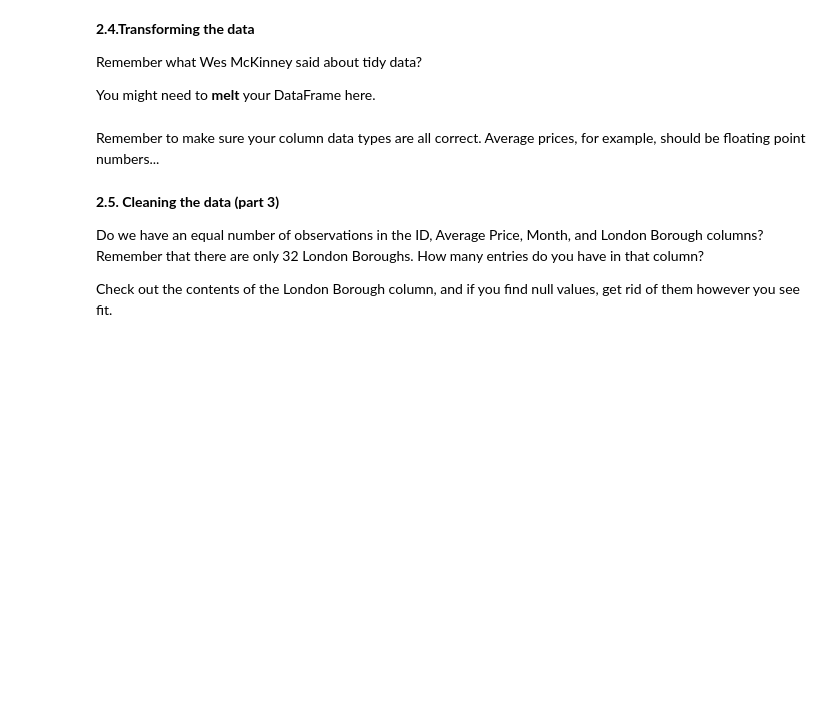
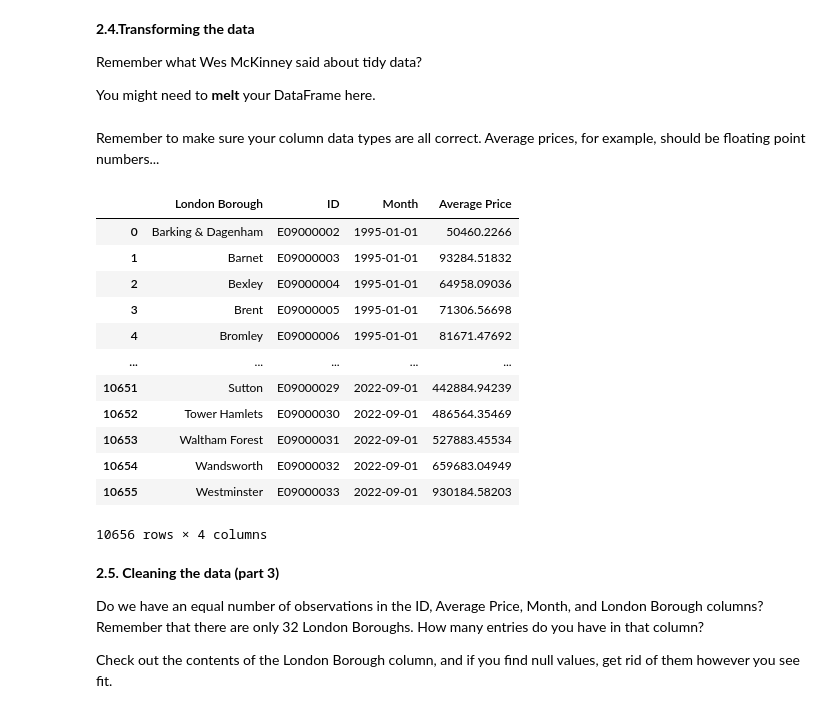
Before and after one commit to nhongphuc/Springboard, a Jupyter notebook: Unit 4 Challenge - Tier 3.ipynb, the cells around one changed output. Saved outputs shown, nothing was run; the diff lists cells and outputs as text; code cells hidden in the pictures; blank space fills up the shorter version.

```diff
--- a/Unit 4 Challenge - Tier 3.ipynb
+++ b/Unit 4 Challenge - Tier 3.ipynb
@@ -193,5 +184,21 @@ You might need to **melt** your DataFrame here.
 # %% [markdown]
 Remember to make sure your column data types are all correct. Average prices, for example, should be floating point numbers...
+# %%
+properties_melted
+# %% [output]
+|  | London Borough | ID | Month | Average Price |
+| 0 | Barking & Dagenham | E09000002 | 1995-01-01 | 50460.2266 |
+| 1 | Barnet | E09000003 | 1995-01-01 | 93284.51832 |
+| 2 | Bexley | E09000004 | 1995-01-01 | 64958.09036 |
+| 3 | Brent | E09000005 | 1995-01-01 | 71306.56698 |
+| 4 | Bromley | E09000006 | 1995-01-01 | 81671.47692 |
+| ... | ... | ... | ... | ... |
+| 10651 | Sutton | E09000029 | 2022-09-01 | 442884.94239 |
+| 10652 | Tower Hamlets | E09000030 | 2022-09-01 | 486564.35469 |
+| 10653 | Waltham Forest | E09000031 | 2022-09-01 | 527883.45534 |
+| 10654 | Wandsworth | E09000032 | 2022-09-01 | 659683.04949 |
+| 10655 | Westminster | E09000033 | 2022-09-01 | 930184.58203 |
+10656 rows × 4 columns
 # %% [markdown]
 **2.5. Cleaning the data (part 3)**
 
```
Also changed, not shown: parts of 7 cells of this notebook.
